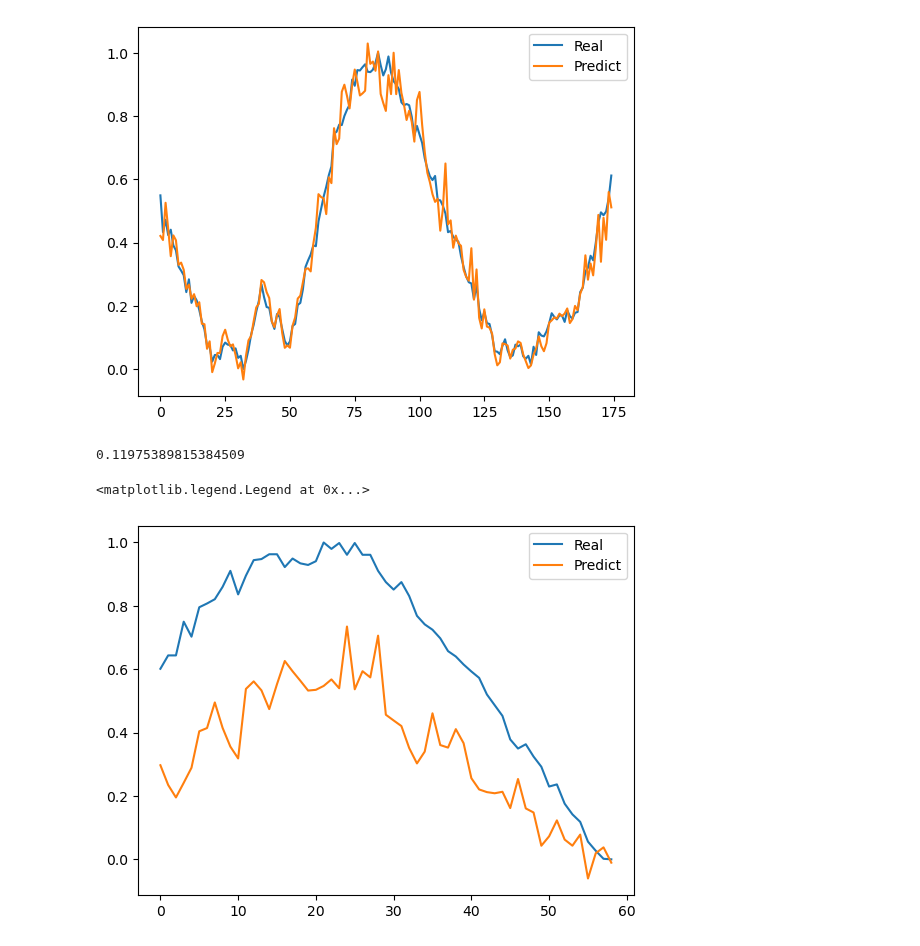
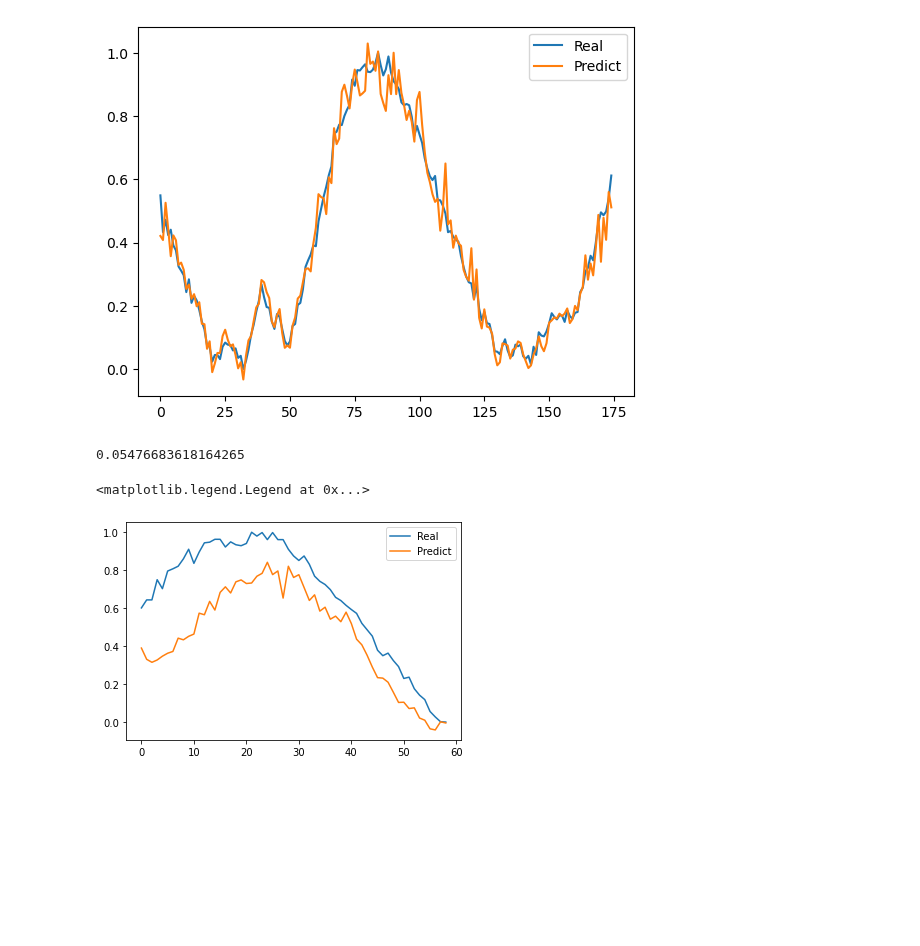
Before and after one commit to ChangyiYang/SimpleLSTM, a Jupyter notebook: simpleLSTMwithHistogram.ipynb, the cells around one changed output. Cells and saved outputs as stored; diff of their text form; code cells hidden in the pictures; blank space fills up the shorter version.

Commit message:
tuned parameters for histogram data

```diff
--- a/simpleLSTMwithHistogram.ipynb
+++ b/simpleLSTMwithHistogram.ipynb
@@ -169,0 +218,4 @@ Bye
+# %%
+
+best_model = train(128, 2, 4, 0.01, 0.01, 100, 0.05)
+test(best_model, testing_data)
@@ -187,22 +254,22 @@ plt.legend()
 # %%
 # visualize the test output
 
 import matplotlib.pyplot as plt
 
 
 X_test = (torch.tensor(testing_data.data)).double()
 y_test = (torch.tensor(testing_data.labels)).double()
 
-y_pred = model(X_test)
+y_pred = best_model(X_test)
 
 loss = nn.MSELoss()
 print(loss(y_pred, y_test).item())
 
 plt.figure()
 plt.plot(y_test, label = "Real")
 plt.plot(y_pred.detach().numpy(), label = "Predict")
 plt.legend()
 # %% [output]
-0.11975389815384509
+0.05476683618164265
 <matplotlib.legend.Legend at 0x...>
-[figure, old version]
+[figure, new version]
```
Also changed, not shown: parts of 8 cells of this notebook, 2 other files.
